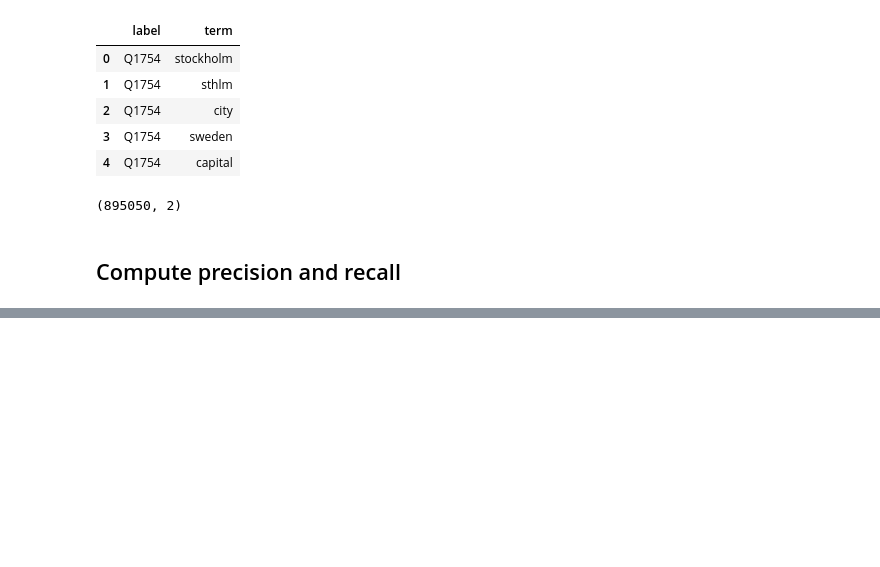
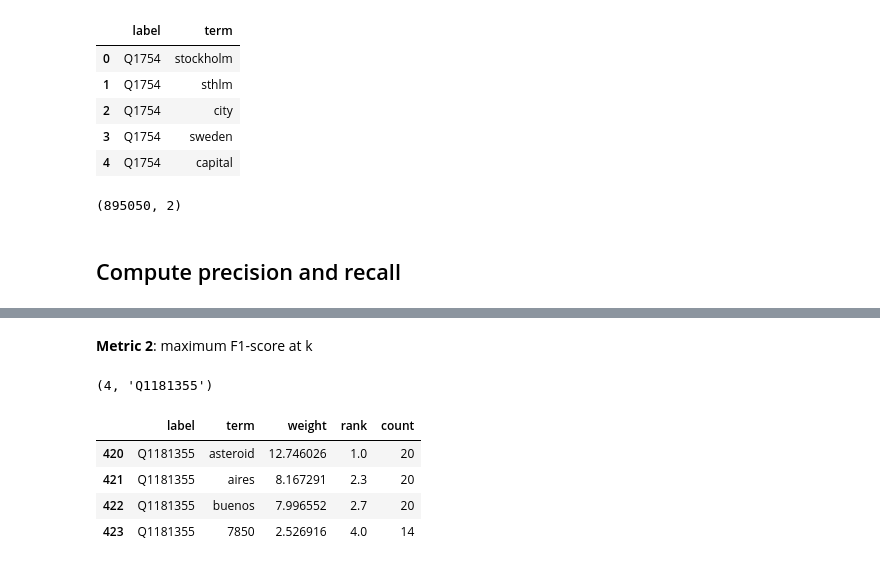
Before and after one commit to jermathew/E2L, a Jupyter notebook: notebooks/evaluation/wikidata_v2_eval.ipynb, the cells around one changed output, grey strips where cells are left out. Drawn from its saved outputs; the diff is of its cells as text; code cells hidden in the pictures; blank space fills up the shorter version.

Commit message:
plot metrics

```diff
--- a/notebooks/evaluation/wikidata_v2_eval.ipynb
+++ b/notebooks/evaluation/wikidata_v2_eval.ipynb
@@ -237,0 +211,14 @@ TrainingCorpus.tokenize(gt_dict['Q1754'].lower())
+# %%
+grouped_lime_df = lime_df.groupby('label')
+grouped_baseline_df = baseline_df.groupby('label')
+# %%
+for group_name, group_data in grouped_lime_df:
+    lime_terms = group_data['term'].values
+    num_terms = lime_terms.shape[0]
+    lime_metrics = compute_metrics(group_name, gt_dict, lime_terms)
+    lime_metrics_list.append(lime_metrics)
+
+    baseline_terms = grouped_baseline_df.get_group(group_name)['term']
+    baseline_terms = baseline_terms.values[:num_terms]
+    baseline_metrics = compute_metrics(group_name, gt_dict, baseline_terms)
+    baseline_metrics_list.append(baseline_metrics)
@@ -237,0 +242,24 @@ TrainingCorpus.tokenize(gt_dict['Q1754'].lower())
+# %% [markdown]
+**Metric 2**: maximum F1-score at k
+# %%
+ignore_ids = ['Q1484620', 'Q153721', 'Q383502', 'Q647093', 'Q971268', 'Q1067027', 'Q22713116']
+# %%
+min_k = sys.maxsize
+min_name = None
+for group_name, group_data in grouped_lime_df:
+    num_terms = group_data.shape[0]
+    if num_terms < min_k and group_name not in ignore_ids:
+        min_name = group_name
+        min_k = num_terms
+# %%
+min_k, min_name
+# %% [output]
+(4, 'Q1181355')
+# %%
+grouped_lime_df.get_group(min_name)
+# %% [output]
+|  | label | term | weight | rank | count |
+| 420 | Q1181355 | asteroid | 12.746026 | 1.0 | 20 |
+| 421 | Q1181355 | aires | 8.167291 | 2.3 | 20 |
+| 422 | Q1181355 | buenos | 7.996552 | 2.7 | 20 |
+| 423 | Q1181355 | 7850 | 2.526916 | 4.0 | 14 |
```
Also changed, not shown: parts of 33 cells of this notebook.
